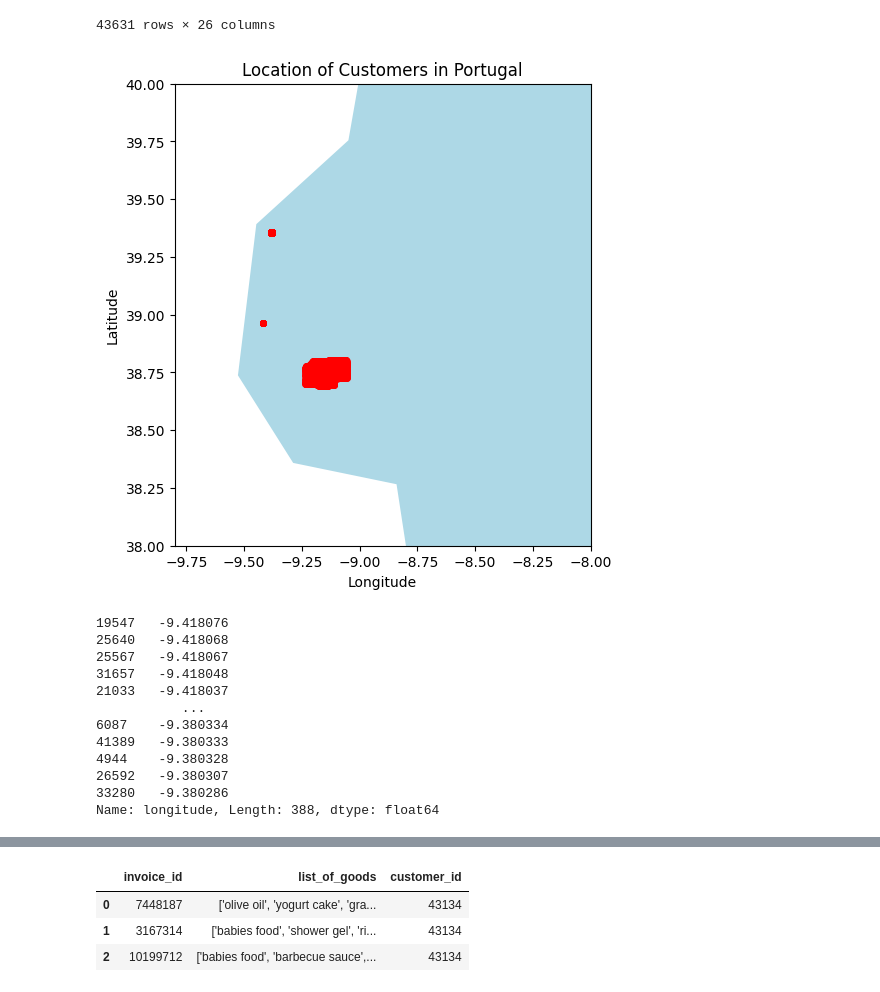
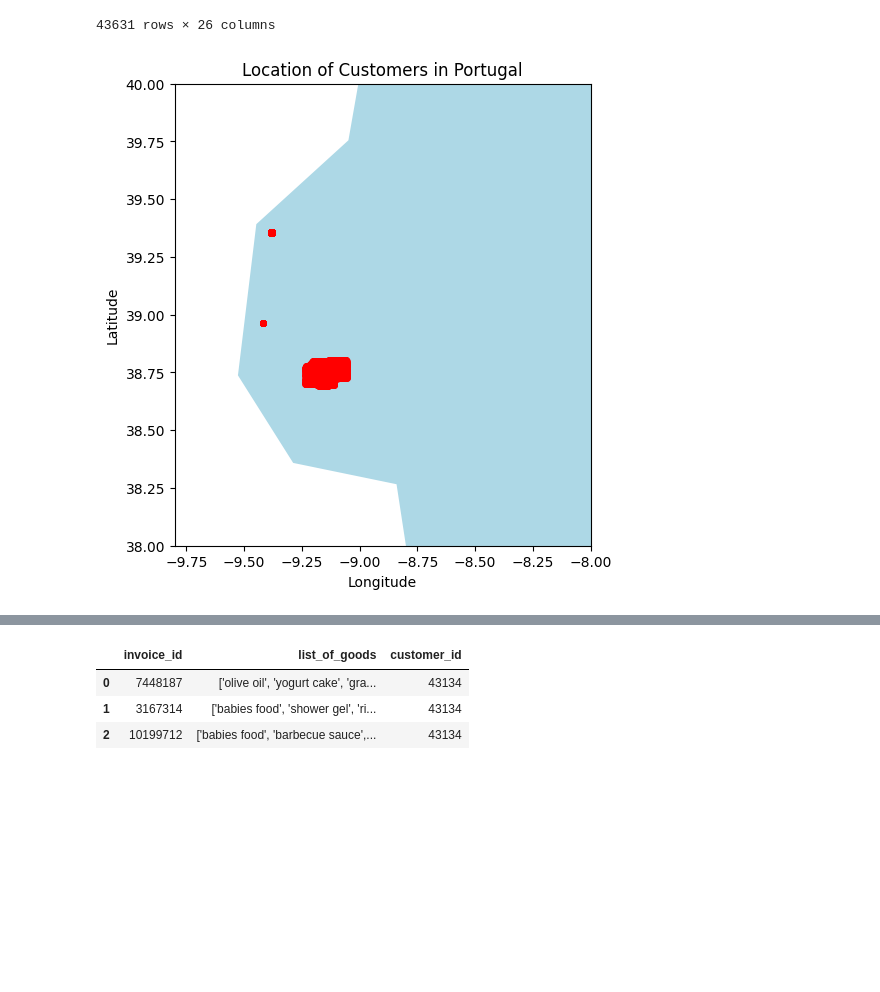
Before and after one commit to mitoma10110/ML2_Project, a Jupyter notebook: jo_notebook.ipynb, the cells around one changed output, grey strips where cells are left out. Saved outputs shown, nothing was run; the diff lists cells and outputs as text; code cells hidden in the pictures; blank space fills up the shorter version.

```diff
--- a/jo_notebook.ipynb
+++ b/jo_notebook.ipynb
@@ -10,6 +11,10 @@ from sklearn.metrics import confusion_matrix
 import numpy as np
 import matplotlib.pyplot as plt
 from matplotlib.offsetbox import OffsetImage, AnnotationBbox
+# %%
+cust_basket = pd.read_csv('data/customer_basket.csv')
+cust_info = pd.read_csv('data/customer_info.csv')
+prod_map = pd.read_excel('data/product_mapping.xlsx')
 # %%
 cust_info
 # %% [output]
@@ -29,72 +34,8 @@ cust_info
 # %%
 #tava so a testar
 #cust_info['latitude'].max()
-# %%
-from shapely.geometry import Point
-import geopandas as gpd
-import matplotlib.pyplot as plt
-
-# Assuming cust_info contains latitude and longitude columns for Portugal
-geometry = [Point(xy) for xy in zip(cust_info['longitude'], cust_info['latitude'])]
-gdf = gpd.GeoDataFrame(cust_info, geometry=geometry)
-
-# Load low-resolution world map
-world = gpd.read_file(gpd.datasets.get_path('naturalearth_lowres'))
-
-# Filter to include only Portugal
-portugal = world[world['name'] == 'Portugal']
-
-# Create a plot
-fig, ax = plt.subplots(figsize=(10, 6))
-
-# Plot map of Portugal
-portugal.plot(ax=ax, color='lightblue')
-
-# Plot all points in Portugal
-gdf.plot(ax=ax, marker='o', color='red', markersize=15)
-
-# Set plot title and labels
-ax.set_title('Location of Customers in Portugal')
-ax.set_xlabel('Longitude')
-ax.set_ylabel('Latitude')
-ax.set_ylim(38, 40)
-ax.set_xlim(-9.8, -8)
-# Show plot
-plt.show()
-
-#para ver quais sao os pescadores, ver longitude
-# %% [output]
-[figure, removed]
-# %%
-def find_fishermen(data, longitude_threshold=-9.45, tolerance=0.1):
-    """
-    Function to find fishermen based on their longitude being near a specified threshold.
-
-    Parameters:
-    - data: DataFrame containing latitude and longitude columns.
-    - longitude_threshold: Longitude threshold to determine if a point is near a fisherman's location.
-    - tolerance: Tolerance value for determining proximity.
-
-    Returns:
-    - DataFrame containing only fishermen.
-    """
-    # Filter data based on longitude
-    fishermen = data[(data['longitude'] >= longitude_threshold - tolerance) &
-                     (data['longitude'] <= longitude_threshold + tolerance)]
-
-    return fishermen
-
-find_fishermen(cust_info)['longitude'].sort_values()
-# %% [output]
-19547   -9.418076
-25640   -9.418068
-25567   -9.418067
-31657   -9.418048
-21033   -9.418037
-           ...
-6087    -9.380334
-41389   -9.380333
-4944    -9.380328
-26592   -9.380307
-33280   -9.380286
-Name: longitude, Length: 388, dtype: float64
+# %%
+#para ver quais sao os pescadores, ver longitude
+plot_population(cust_info)
+# %% [output]
+[figure, added]
```
Also changed, not shown: parts of 2 cells of this notebook, 4 other files.
